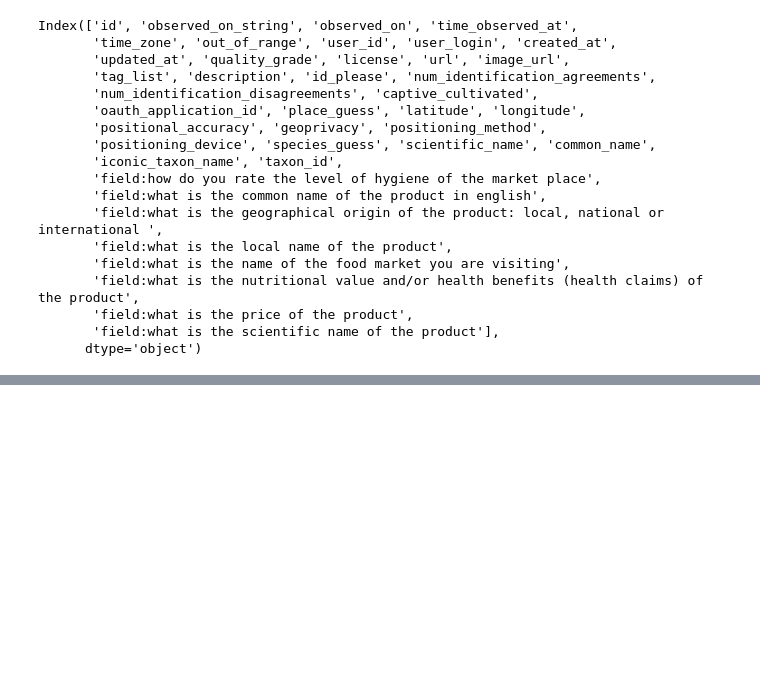
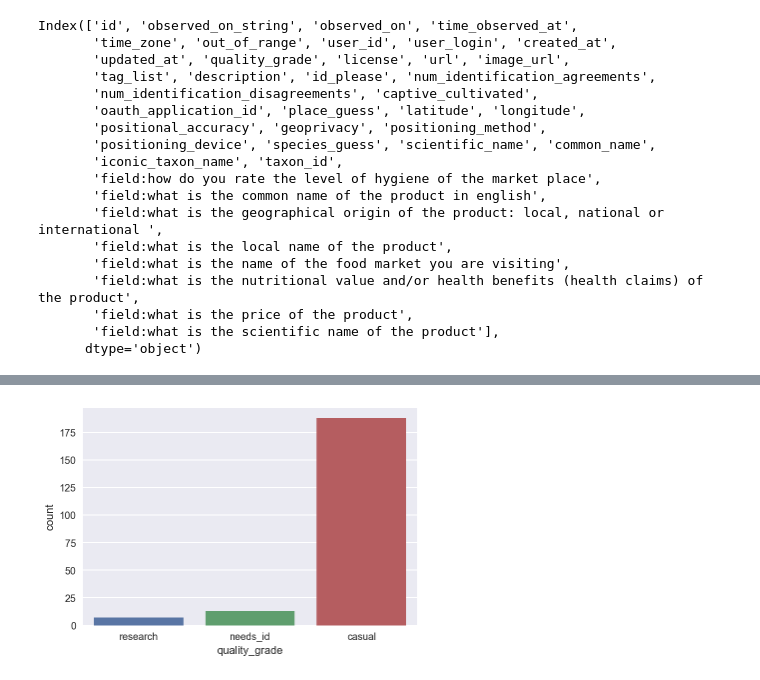
Before and after one commit to ggrrll/hack_foodmarkets, a Jupyter notebook: data_analysis_inaturalist.ipynb, the cells around one changed output, grey strips where cells are left out. Saved outputs shown, nothing was run; the diff lists cells and outputs as text; code cells hidden in the pictures; blank space fills up the shorter version.

```diff
--- a/data_analysis_inaturalist.ipynb
+++ b/data_analysis_inaturalist.ipynb
@@ -121,0 +128,4 @@ Index(['id', 'observed_on_string', 'observed_on', 'time_observed_at',
+# %%
+sns.countplot(first_dump.quality_grade);
+# %% [output]
+[figure, added]
```
Also changed, not shown: parts of 9 cells of this notebook.
